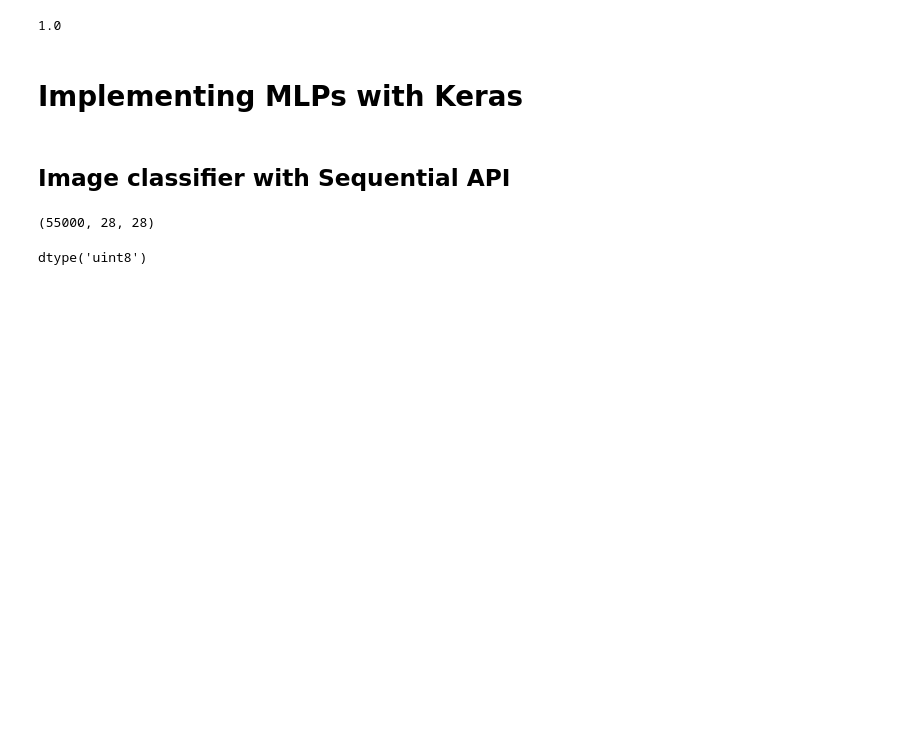
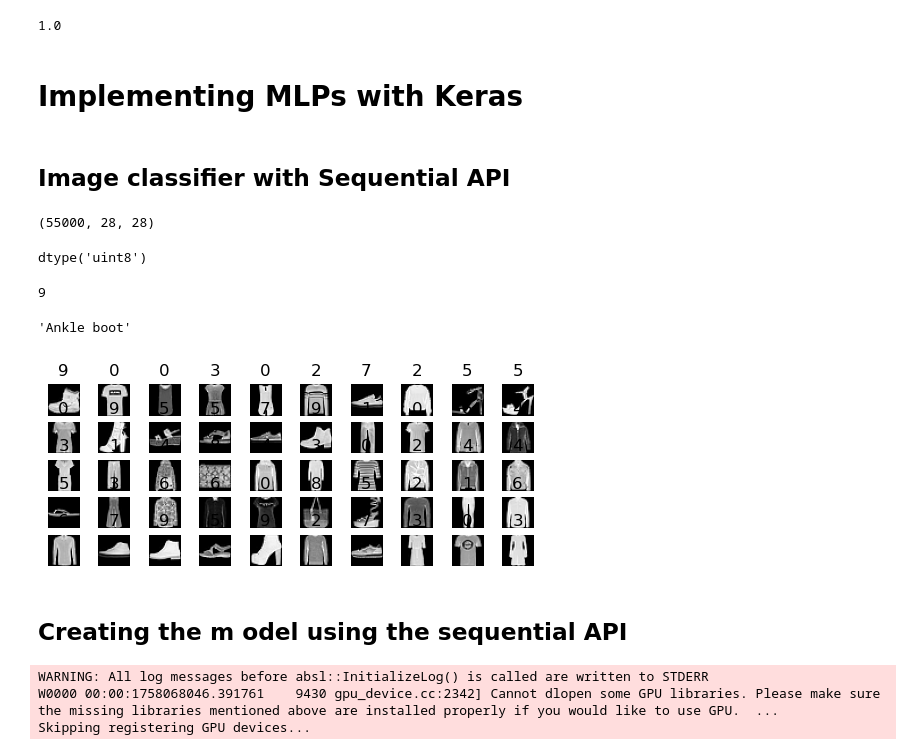
Before and after one commit to juliovr/homl, a Jupyter notebook: 10_introduction_to_ann_with_keras.ipynb, the cells around one changed output. Drawn from its saved outputs; the diff is of its cells as text; code cells hidden in the pictures; blank space fills up the shorter version.

```diff
--- a/10_introduction_to_ann_with_keras.ipynb
+++ b/10_introduction_to_ann_with_keras.ipynb
@@ -93,0 +97,38 @@ X_train, X_valid, X_test = X_train / 255.0, X_valid / 255.0, X_test / 255.0
+# %%
+y_train[0]
+# %% [output]
+9
+# %%
+class_names[y_train[0]]
+# %% [output]
+'Ankle boot'
+# %%
+import matplotlib.pyplot as plt
+
+def plot_fashion(data, labels):
+    data = data.reshape(-1, 28, 28)
+    for index, (image, label) in enumerate(zip(data, labels)):
+        plt.subplot(10, 10, index + 1)
+        plt.imshow(image, cmap="gray")
+        plt.title(label)
+        plt.axis("off")
+
+    plt.show()
+# %%
+plot_fashion(X_train[:50], y_train[:50])
+# %% [output]
+[figure, added]
+# %% [markdown]
+## Creating the m odel using the sequential API
+# %%
+tf.random.set_seed(42)
+model = tf.keras.Sequential()
+model.add(tf.keras.layers.Input(shape=[28, 28]))
+model.add(tf.keras.layers.Flatten())
+model.add(tf.keras.layers.Dense(300, activation="relu"))
+model.add(tf.keras.layers.Dense(100, activation="relu"))
+model.add(tf.keras.layers.Dense(10, activation="softmax")) # Exclusion classes (1 neuron per unique class)
+# %% [output]
+WARNING: All log messages before absl::InitializeLog() is called are written to STDERR
+W0000 00:00:1758068046.391761    9430 gpu_device.cc:2342] Cannot dlopen some GPU libraries. Please make sure the missing libraries mentioned above are installed properly if you would like to use GPU.  ...
+Skipping registering GPU devices...
```
Also changed, not shown: parts of 10 cells of this notebook.
